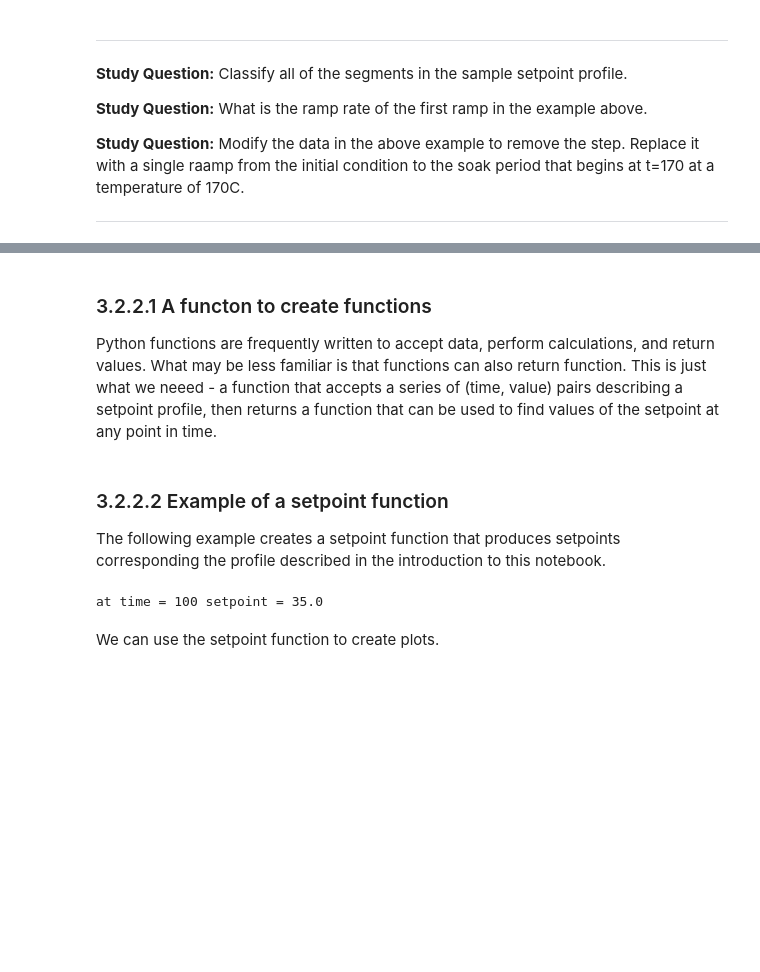
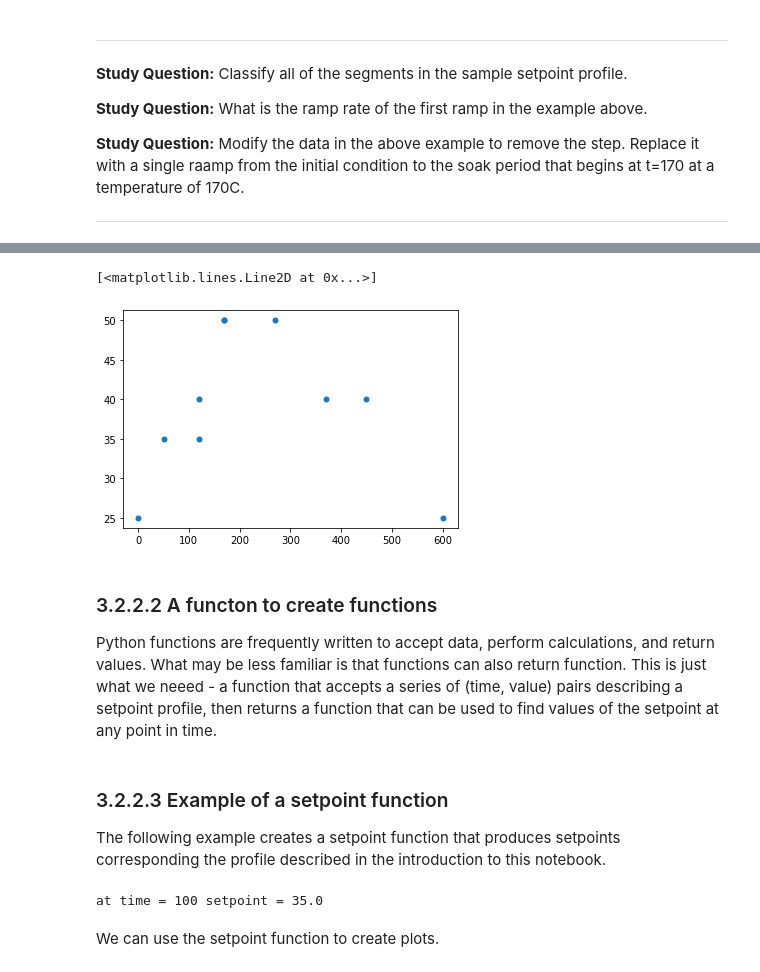
Before and after one commit to jckantor/cbe30338-2021, a Jupyter notebook: docs/03.02-Setpoints.ipynb, the cells around one changed output, grey strips where cells are left out. Saved outputs shown, nothing was run; the diff lists cells and outputs as text; code cells hidden in the pictures; blank space fills up the shorter version.

```diff
--- a/docs/03.02-Setpoints.ipynb
+++ b/docs/03.02-Setpoints.ipynb
@@ -77,5 +87,31 @@ ax.grid(True)
+# %%
+%matplotlib inline
+import numpy as np
+import matplotlib.pyplot as plt
+
+profile = [
+    (0, 25),
+    (50, 35),
+    (120, 35),
+    (120, 40),
+    (170, 50),
+    (170, 50),
+    (270, 50),
+    (370, 40),
+    (450, 40),
+    (600, 25),
+]
+
+t = [t for t, _ in profile]
+y = [y for _, y in profile]
+
+fig, ax = plt.subplots(1, 1)
+ax.plot(t, y, '.', ms=10)
+# %% [output]
+[<matplotlib.lines.Line2D at 0x...>]
+[figure, added]
 # %% [markdown]
-### 3.2.2.1 A functon to create functions
+### 3.2.2.2 A functon to create functions
 
 Python functions are frequently written to accept data, perform calculations, and return values. What may be less familiar is that functions can also return function. This is just what we neeed - a function that accepts a series of (time, value) pairs describing a setpoint profile, then returns a function that can be used to find values of the setpoint at any point in time.
 # %%
@@ -93,36 +128,17 @@ def create_setpoint_function(profile):
     # return that function
     return setpoint_function
 # %% [markdown]
-### 3.2.2.2 Example of a setpoint function
+### 3.2.2.3 Example of a setpoint function
 
 The following example creates a setpoint function that produces setpoints corresponding the profile described in the introduction to this notebook.
-# %%
-%matplotlib inline
-import numpy as np
-import matplotlib.pyplot as plt
-
-# example profile data
-profile = [
-    (0, 25),
-    (50, 35),
-    (120, 35),
-    (120, 40),
-    (170, 50),
-    (170, 50),
-    (270, 50),
-    (370, 40),
-    (450, 40),
-    (600, 25),
-]
-
-# create a setpoint function called sp
-sp = create_setpoint_function(profile)
-
-# print select values
-t = 100
-print(f"at time = {t:3d} setpoint = {sp(t)}")
-# %% [output]
-at time = 100 setpoint = 35.0
+# %%
+sp = create_setpoint_function(profile)
+
+# print select values
+t = 100
+print(f"at time = {t:3d} setpoint = {sp(t)}")
+# %% [output]
+at time = 100 setpoint = 35.0
 # %% [markdown]
 We can use the setpoint function to create plots.
 # %%
```
Also changed, not shown: parts of 5 cells of this notebook, 29 other files.
